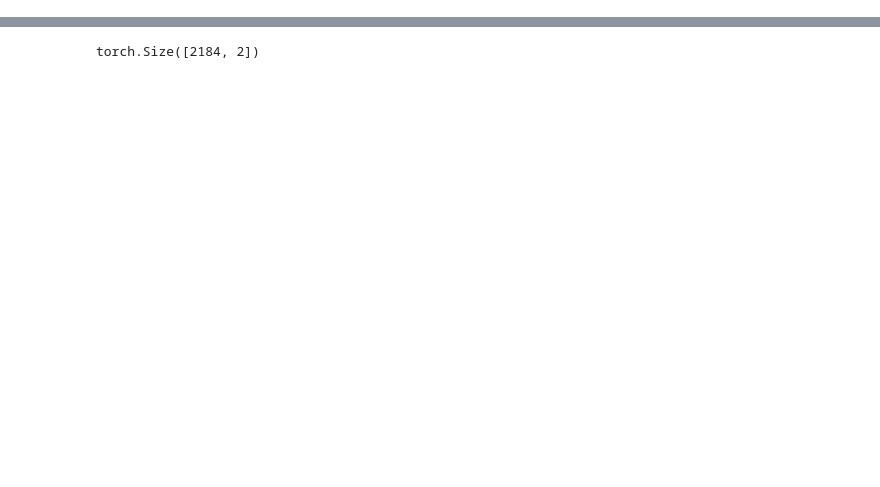
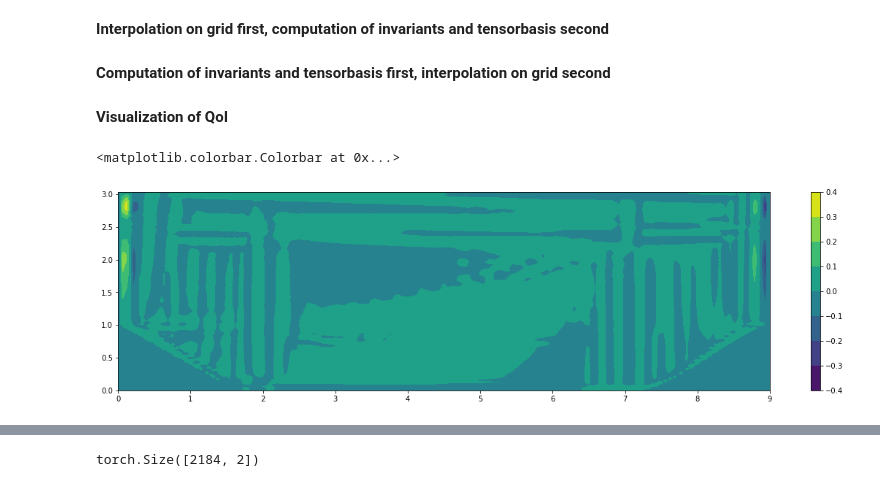
Before and after one commit to leonrccs/data_driven_rans, a Jupyter notebook: notebooks/select_nn_data.ipynb, the cells around one changed output, grey strips where cells are left out. Drawn from its saved outputs; the diff is of its cells as text; code cells hidden in the pictures; blank space fills up the shorter version.

```diff
--- a/notebooks/select_nn_data.ipynb
+++ b/notebooks/select_nn_data.ipynb
@@ -5,5 +5,8 @@ import matplotlib.pyplot as plt
 from scipy import interpolate
 from scipy.interpolate import griddata
 import warnings
+from numpy import linalg as la
 
+import torch as th
+dtype = torch.float
 # warnings.filterwarnings("ignore", category=RuntimeWarning)
@@ -28,6 +35,6 @@ b = RS_DNS * (1/(2*k_DNS)) - 1/3 * torch.ones(k_DNS.size())
 # %%
 # read in RANS data + preprocessing
-path = '/home/leonriccius/OpenFOAM_build/OpenFOAM-v2006/custom_cases/periodic_hills_RANS/refined_mesh/5600_kEpsilon/1500/'
+path = '/home/leonriccius/OpenFOAM_build/OpenFOAM-v2006/custom_cases/periodic_hills_RANS/refined_mesh/kEpsilon/5600/1500/'
 
 # RS_RANS = torch.load(path + 'RS-torch.th')
 R = torch.load(path + 'R-torch.th')
@@ -49,0 +128,6 @@ s_hat = k/epsilon*S
+# %%
+# compute invariants
+inv = getInvariants(s_hat, r_hat)
+T = getTensorFunctions(s_hat, r_hat)
+# %% [markdown]
+**Interpolation on grid first, computation of invariants and tensorbasis second**
@@ -49,0 +158,2 @@ s_hat = k/epsilon*S
+# %% [markdown]
+**Computation of invariants and tensorbasis first, interpolation on grid second**
@@ -49,0 +178,20 @@ s_hat = k/epsilon*S
+# %% [markdown]
+**Visualization of QoI**
+# %%
+# making grid for domain
+grid_all_x, grid_all_y = np.mgrid[0.:9.:300j, 0.:3.035:100j]
+grid_all_z1 = griddata(cellCenters_RANS, inv[:,3], (grid_all_x, grid_all_y), method='linear')
+
+# remove Nan data points under hill crest
+mask_1 = np.isnan(grid_all_z1)
+grid_all_z1[mask_1] = 0
+# mask_2 = np.where(grid_all_z1<-0.45)
+# grid_all_z1[mask_2] = -0.45
+# mask_3 = np.where(grid_all_z1>-0.05)
+# grid_all_z1[mask_3] = -0.05
+fig, ax = plt.subplots(figsize=(20,5))
+DNS_all_domain = ax.contourf(grid_all_x, grid_all_y, grid_all_z1[:,:])
+fig.colorbar(DNS_all_domain, ax=ax)
+# %% [output]
+<matplotlib.colorbar.Colorbar at 0x...>
+[figure, added]
```
Also changed, not shown: parts of 20 cells of this notebook, 5 other files.
